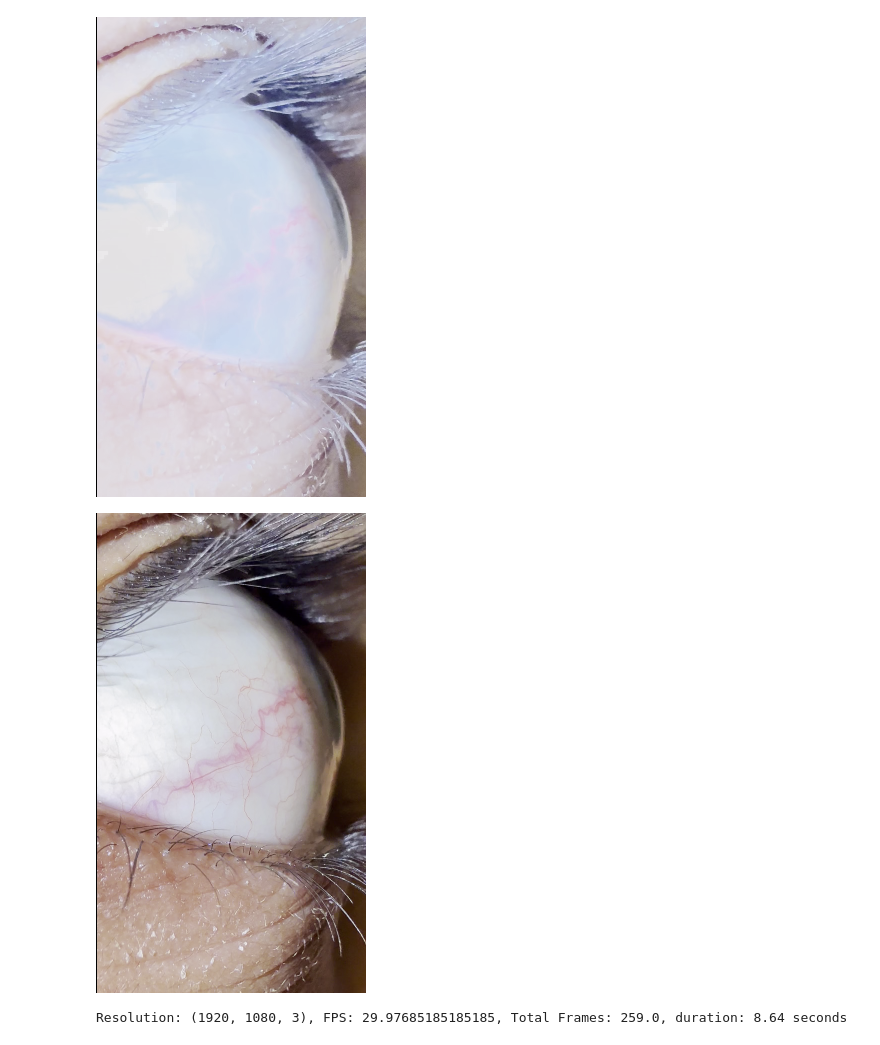
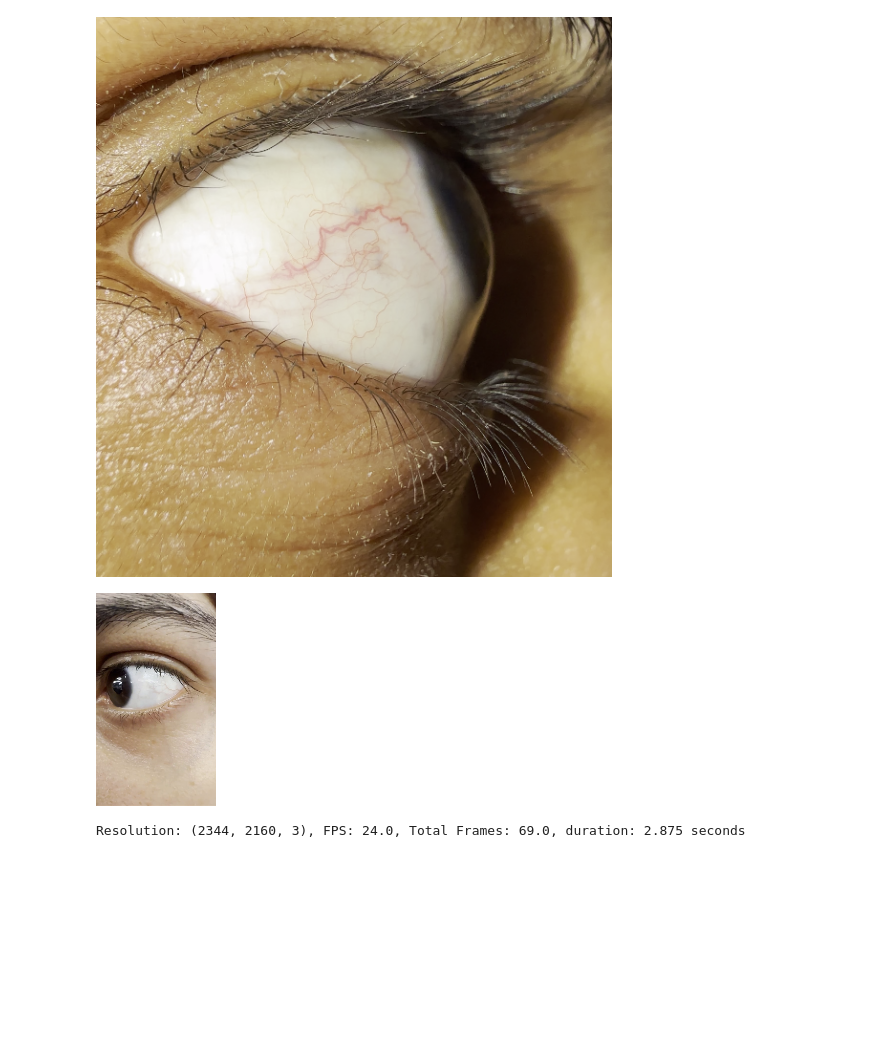
Before and after one commit to Asik007/CatsEye-Python, a Jupyter notebook: PythonServer/Testing.ipynb, the cells around one changed output. Cells and saved outputs as stored; diff of their text form; code cells hidden in the pictures; blank space fills up the shorter version.

```diff
--- a/PythonServer/Testing.ipynb
+++ b/PythonServer/Testing.ipynb
@@ -2,35 +2,37 @@
 import cv2
 import numpy as np
 
 from PIL import Image
 from IPython.display import display
 
 import skimage as ski
 
 
 def show(img_rgb, scale_factor=0.25):
     # if greyscale, convert to RGB
     if len(img_rgb.shape) == 2:
         img_rgb = cv2.cvtColor(img_rgb, cv2.COLOR_GRAY2RGB)
     img_rgb = cv2.cvtColor(img_rgb, cv2.COLOR_BGR2RGB)
     scaled_img = cv2.resize(img_rgb, (img_rgb.shape[1] // int(1/scale_factor), img_rgb.shape[0] // int(1/scale_factor)))
     display(Image.fromarray(scaled_img))
     return
 
-video_source = r"uploads\IMG_1735.MOV"  # Change this to your video file path or camera index
+video_source = r"uploads\IMG_1759.MOV"  # Change this to your video file path or camera index
 
 cap = cv2.VideoCapture(video_source)
 _ret, cap_1 = cap.read()  # Read the first frame to check if the video is valid
 
 # get frame number 32
 cap.set(cv2.CAP_PROP_POS_FRAMES, 32)
 _ret, cap_32 = cap.read()
+# cap_32 = cap_32[cap_32.shape[0]//4:cap_32.shape[0], :]  # crop to bottom 3/4ths
+cap_32 = cv2.imread(r"uploads\frames\frame_0011.png")  # for testing purposes, use a saved frame instead of the video frame
 
 show(cap_1)
 show(cap_32)
 print(f"Resolution: {cap_1.shape}, FPS: {cap.get(cv2.CAP_PROP_FPS)}, Total Frames: {cap.get(cv2.CAP_PROP_FRAME_COUNT)}, duration: {cap.get(cv2.CAP_PROP_FRAME_COUNT) / cap.get(cv2.CAP_PROP_FPS)} seconds")
 # %% [output]
-[figure, old version]
+[figure, new version]
-[figure, old version]
+[figure, new version]
-Resolution: (1920, 1080, 3), FPS: 29.97685185185185, Total Frames: 259.0, duration: 8.64 seconds
+Resolution: (2344, 2160, 3), FPS: 24.0, Total Frames: 69.0, duration: 2.875 seconds
 # %%
```
Also changed, not shown: parts of 12 cells of this notebook, 17 other files.
